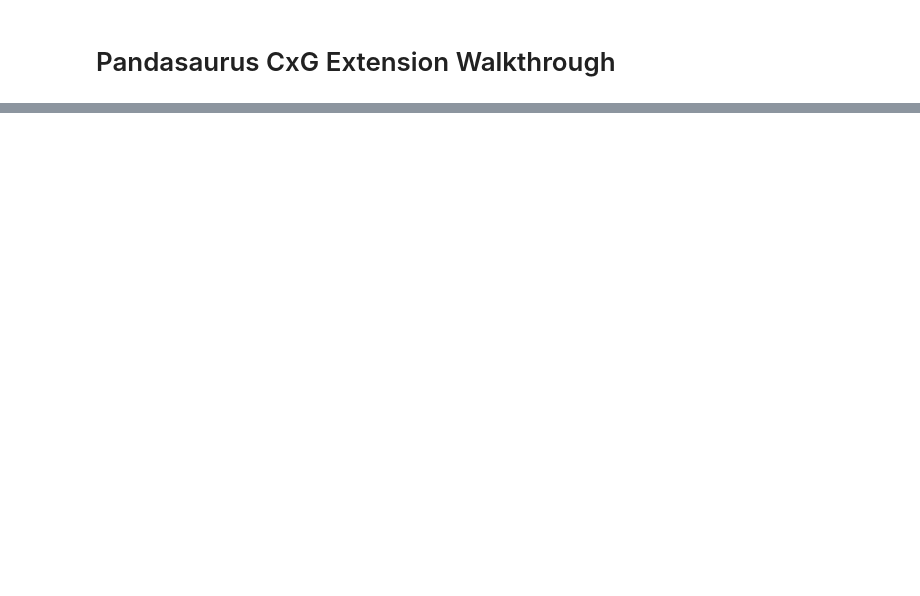
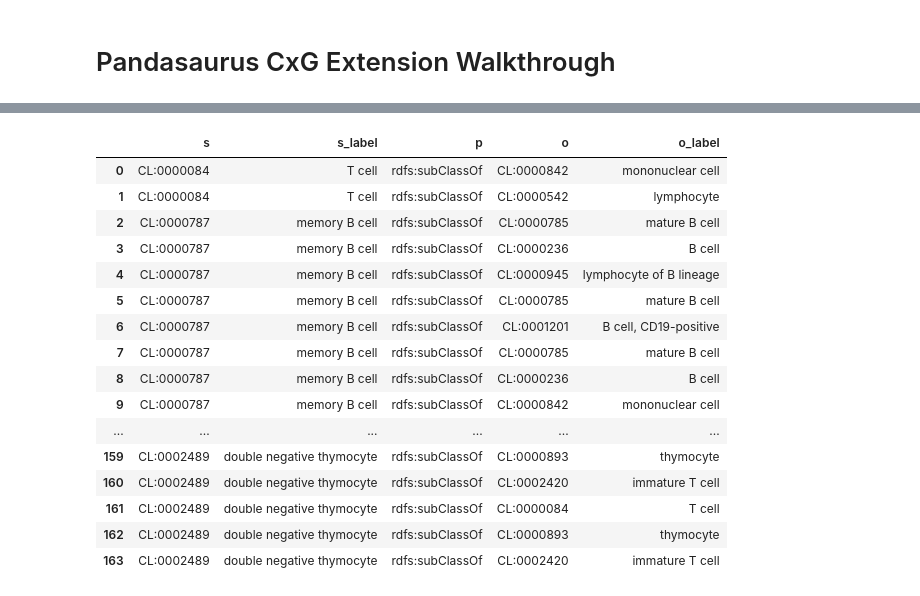
Before and after one commit to INCATools/pandasaurus_cxg, a Jupyter notebook: walkthrough.ipynb, the cells around one changed output, grey strips where cells are left out. Cells and saved outputs as stored; diff of their text form; code cells hidden in the pictures; blank space fills up the shorter version.

```diff
--- a/walkthrough.ipynb
+++ b/walkthrough.ipynb
@@ -38,0 +111,20 @@ ModuleNotFoundError: No module named 'src'
+# %%
+ade.full_slim_enrichment(["blood_and_immune_upper_slim"])
+# %% [output]
+|  | s | s_label | p | o | o_label |
+| 0 | CL:0000084 | T cell | rdfs:subClassOf | CL:0000842 | mononuclear cell |
+| 1 | CL:0000084 | T cell | rdfs:subClassOf | CL:0000542 | lymphocyte |
+| 2 | CL:0000787 | memory B cell | rdfs:subClassOf | CL:0000785 | mature B cell |
+| 3 | CL:0000787 | memory B cell | rdfs:subClassOf | CL:0000236 | B cell |
+| 4 | CL:0000787 | memory B cell | rdfs:subClassOf | CL:0000945 | lymphocyte of B lineage |
+| 5 | CL:0000787 | memory B cell | rdfs:subClassOf | CL:0000785 | mature B cell |
+| 6 | CL:0000787 | memory B cell | rdfs:subClassOf | CL:0001201 | B cell, CD19-positive |
+| 7 | CL:0000787 | memory B cell | rdfs:subClassOf | CL:0000785 | mature B cell |
+| 8 | CL:0000787 | memory B cell | rdfs:subClassOf | CL:0000236 | B cell |
+| 9 | CL:0000787 | memory B cell | rdfs:subClassOf | CL:0000842 | mononuclear cell |
+| ... | ... | ... | ... | ... | ... |
+| 159 | CL:0002489 | double negative thymocyte | rdfs:subClassOf | CL:0000893 | thymocyte |
+| 160 | CL:0002489 | double negative thymocyte | rdfs:subClassOf | CL:0002420 | immature T cell |
+| 161 | CL:0002489 | double negative thymocyte | rdfs:subClassOf | CL:0000084 | T cell |
+| 162 | CL:0002489 | double negative thymocyte | rdfs:subClassOf | CL:0000893 | thymocyte |
+| 163 | CL:0002489 | double negative thymocyte | rdfs:subClassOf | CL:0002420 | immature T cell |
```
Also changed, not shown: parts of 34 cells of this notebook.
